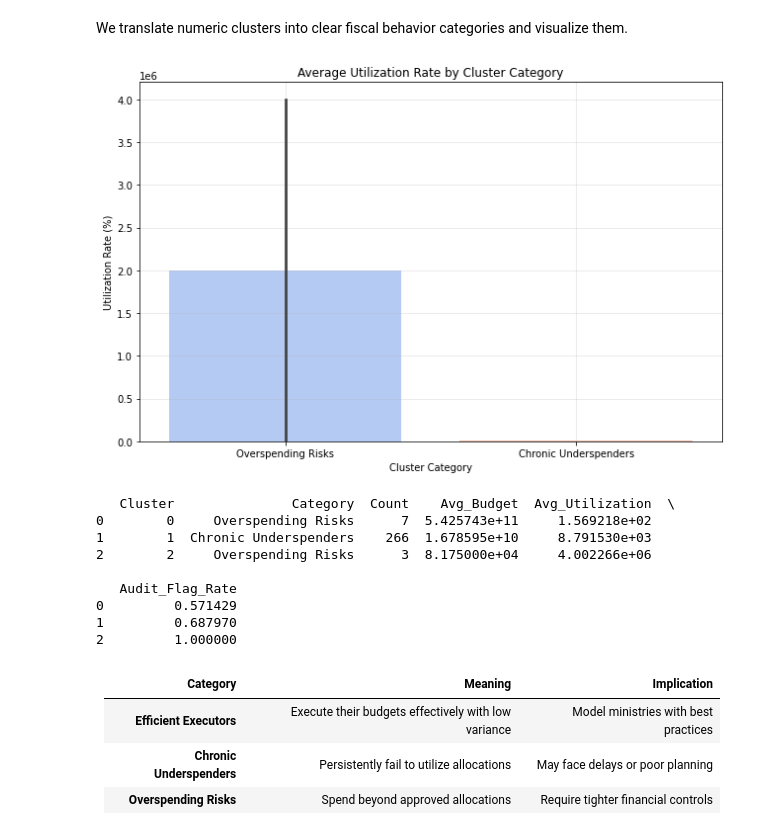
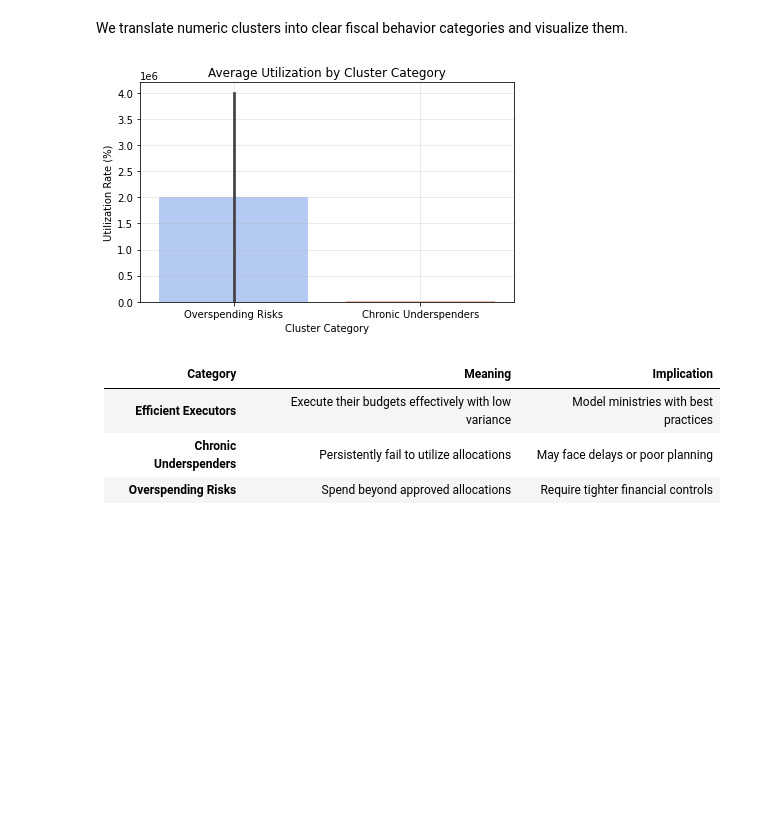
Before and after one commit to Sydney-Were/Analysis-of-National-Government-Ministries-Departments-and-Agencies-Budget-Data, a Jupyter notebook: Analysis.ipynb, the cells around one changed output. Cells and saved outputs as stored; diff of their text form; code cells hidden in the pictures; blank space fills up the shorter version.

```diff
--- a/Analysis.ipynb
+++ b/Analysis.ipynb
@@ -673,5 +581,4 @@ Confirm that all required columns exist in the dataframe.
 # %%
-# Verify required columns exist
 required = ['MDA_name', 'Financial Year', 'Approved Budget', 'Actual Expenditure',
             'variance', 'pct_variance', 'Utilization Rate (%)', 'Spending Status', 'Audit Flag']
 
@@ -681,16 +588,8 @@ if missing:
 else:
     print(" All required columns present.")
 
-# Recompute essential metrics for consistency
 df = df.copy()
-df["Approved Budget"] = pd.to_numeric(df["Approved Budget"], errors="coerce")
-df["Actual Expenditure"] = pd.to_numeric(df["Actual Expenditure"], errors="coerce")
-
 df["variance"] = df["Approved Budget"] - df["Actual Expenditure"]
 df["pct_variance"] = (df["variance"] / df["Approved Budget"]) * 100
 df["Utilization Rate (%)"] = (df["Actual Expenditure"] / df["Approved Budget"]) * 100
 df["Audit Flag"] = (df["variance"].abs() > 0.10 * df["Approved Budget"]).astype(int)
-
-os.makedirs("artifacts", exist_ok=True)
-df.to_csv("artifacts/df_pre_clustering.csv", index=False)
-print("Data prepared and saved → artifacts/df_pre_clustering.csv")
@@ -827,35 +685,23 @@ We translate numeric clusters into clear fiscal behavior categories and visualiz
 # %%
 def cluster_label(row):
     if row['Avg_Utilization'] > 95 and abs(row['Avg_Variance']) < 0.05 * row['Avg_Budget']:
         return "Efficient Executors"
     elif row['Avg_Variance'] > 0:
         return "Chronic Underspenders"
     else:
         return "Overspending Risks"
 
 cluster_summary['Category'] = cluster_summary.apply(cluster_label, axis=1)
 
-plt.figure(figsize=(9,6))
 sns.barplot(data=cluster_summary, x='Category', y='Avg_Utilization', palette='coolwarm')
-plt.title('Average Utilization Rate by Cluster Category')
-plt.ylabel('Utilization Rate (%)')
-plt.xlabel('Cluster Category')
+plt.title("Average Utilization by Cluster Category")
+plt.ylabel("Utilization Rate (%)")
+plt.xlabel("Cluster Category")
 plt.grid(alpha=0.3)
 plt.tight_layout()
 plt.show()
-
-print(cluster_summary[['Cluster','Category','Count','Avg_Budget','Avg_Utilization','Audit_Flag_Rate']])
 # %% [output]
-[figure, old version]
+[figure, new version]
-   Cluster               Category  Count    Avg_Budget  Avg_Utilization  \
-0        0     Overspending Risks      7  5.425743e+11     1.569218e+02
-1        1  Chronic Underspenders    266  1.678595e+10     8.791530e+03
-2        2     Overspending Risks      3  8.175000e+04     4.002266e+06
-
-   Audit_Flag_Rate
-0         0.571429
-1         0.687970
-2         1.000000
 # %% [markdown]
 | Category                  | Meaning                                             | Implication                          |
 | ------------------------- | --------------------------------------------------- | ------------------------------------ |
```
Also changed, not shown: parts of 39 cells of this notebook, 1 other file.
